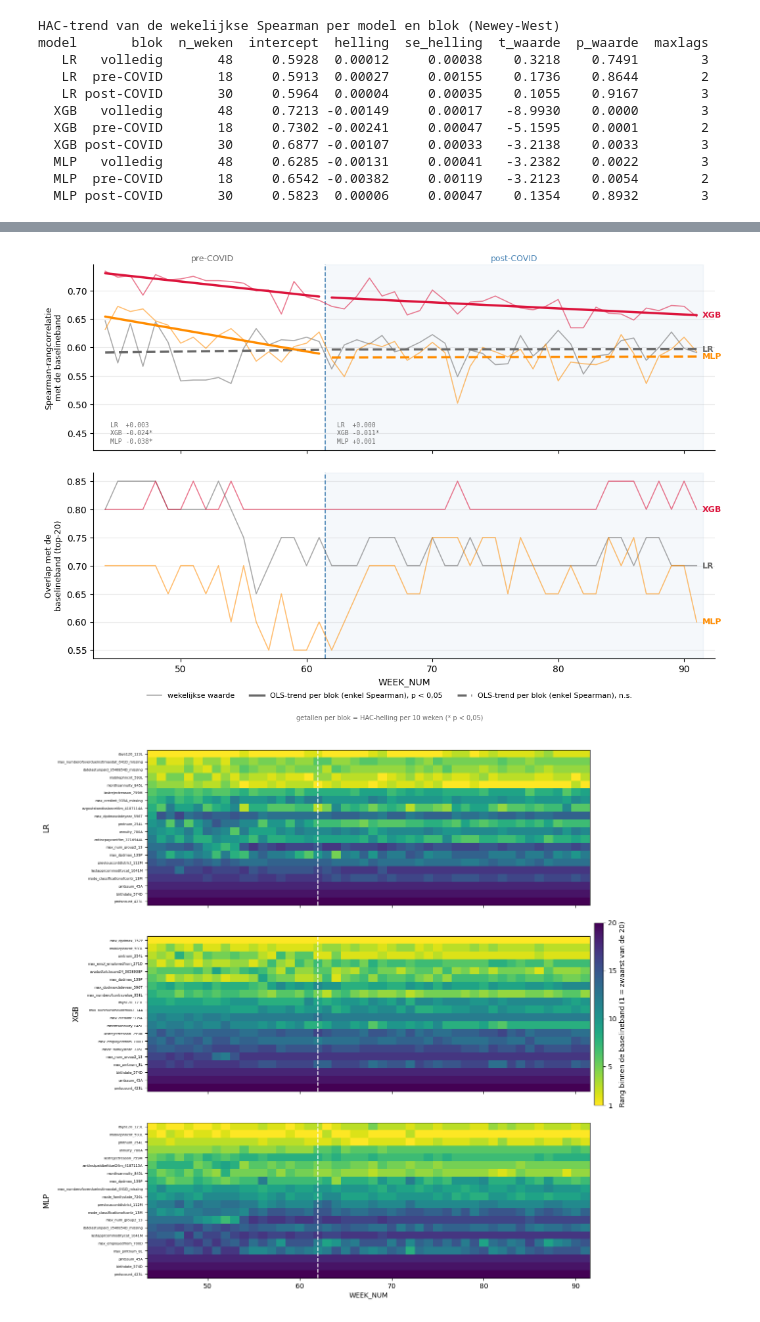
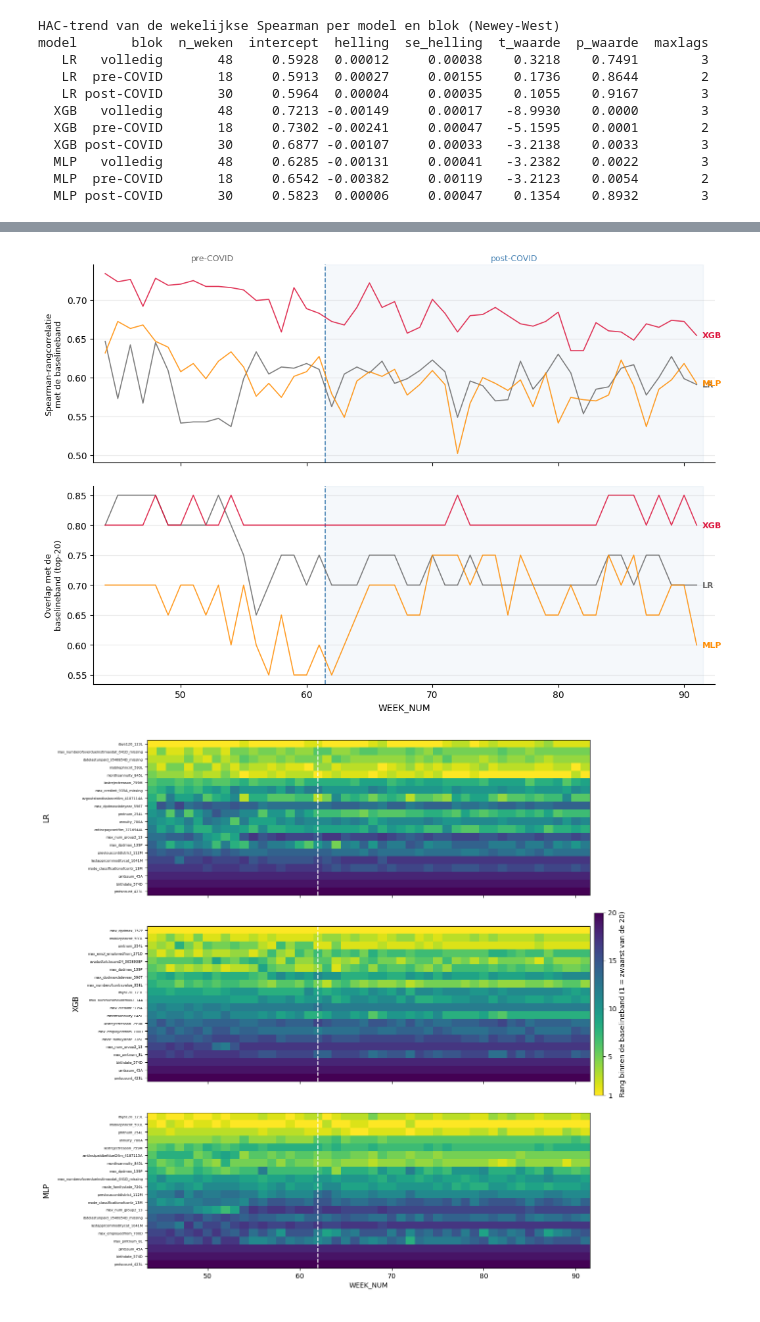
Before and after one commit to Jeanpierre69/casestudy-datamining, a Jupyter notebook: r2_explainable_stab.ipynb, the cells around one changed output, grey strips where cells are left out. Cells and saved outputs as stored; diff of their text form; code cells hidden in the pictures.

```diff
--- a/r2_explainable_stab.ipynb
+++ b/r2_explainable_stab.ipynb
@@ -617,119 +654,59 @@ model       blok  n_weken  intercept  helling  se_helling  t_waarde  p_waarde  m
 # %%
 # F4/F6 - Spearman (boven) en overlap (onder) per week, twee panelen op een gedeelde x-as.
 #
-# In het bovenste paneel ligt over de wekelijkse Spearman per model en per blok de HAC-trend
-# uit de cel hierboven, als een dik segment dat enkel over zijn eigen blok loopt. Omdat pre-
-# en post-COVID de x-as opdelen overlappen die segmenten niet: per weekpositie zijn er
-# hoogstens drie trendlijnen te zien in plaats van zes. De "volledig"-trend wordt bewust niet
-# getekend - die loopt dwars door de cutoff heen en zou de twee regimes weer over elkaar
-# leggen. Vol = p < 0,05, gestreept = niet significant, zodat de significantie geen aparte
-# tekst nodig heeft.
-#
-# Op de overlap wordt GEEN trend gelegd: die metriek telt features en kan met TOP_K = 20 maar
-# 21 waarden aannemen, in stappen van 0,05. Een helling op zo'n grove ladder suggereert een
-# precisie die er niet is. Het onderste paneel toont dus enkel het wekelijkse verloop.
-PLOT_BLOCKS = ["pre-COVID", "post-COVID"]
+# Enkel het wekelijkse verloop: de HAC-trend uit de cel hierboven wordt hier niet meer
+# overheen gelegd, die staat in de tabel zelf. Voor de overlap zou een trendlijn sowieso
+# meer suggereren dan er is - die metriek telt features en kan met TOP_K = 20 maar 21
+# waarden aannemen, in stappen van 0,05.
 PANELS = [
-    ("spearman", spearman_trend, "Spearman-rangcorrelatie\nmet de baselineband"),
-    ("overlap", None, f"Overlap met de\nbaselineband (top-{TOP_K})"),
+    ("spearman", "Spearman-rangcorrelatie\nmet de baselineband"),
+    ("overlap", f"Overlap met de\nbaselineband (top-{TOP_K})"),
 ]
 
 fig, axes = plt.subplots(2, 1, figsize=(11, 7.5), sharex=True,
                          gridspec_kw={"hspace": 0.12})
-fig.subplots_adjust(left=0.09, right=0.95, top=0.93, bottom=0.13)
+fig.subplots_adjust(left=0.09, right=0.95, top=0.93, bottom=0.08)
 
-for ax, (column, trend, ylabel) in zip(axes, PANELS):
+for ax, (column, ylabel) in zip(axes, PANELS):
     # Het post-COVID blok krijgt een lichte achtergrond in plaats van alleen een streepje:
     # zo is meteen zichtbaar dat het twee aparte regimes zijn.
     ax.axvspan(COVID_WEEK - 0.5, max(TEST_WEEKS) + 0.5,
                color="steelblue", alpha=0.05, zorder=0)
     ax.axvline(COVID_WEEK - 0.5, color="steelblue", linestyle="--",
                linewidth=1.2, zorder=1)
 
     for model_name in MODELS:
         model_weekly = weekly[weekly["model"] == model_name].sort_values("week")
-        ax.plot(model_weekly["week"], model_weekly[column], linewidth=1.2, alpha=0.55,
+        ax.plot(model_weekly["week"], model_weekly[column], linewidth=1.2, alpha=0.85,
                 color=COLORS[model_name], zorder=2)
 
-    if trend is not None:
-        for blok_naam in PLOT_BLOCKS:
-            blok_weken = BLOCKS[blok_naam]
-            x = np.array([min(blok_weken), max(blok_weken)], dtype=float)
-
-            regels = []
-            for model_name in MODELS:
-                rij = trend[(trend["model"] == model_name)
-                            & (trend["blok"] == blok_naam)].iloc[0]
-                y = rij["intercept"] + rij["helling"] * (x - min(blok_weken))
-                significant = rij["p_waarde"] < 0.05
-
-                ax.plot(x, y, linewidth=2.5, color=COLORS[model_name],
-                        linestyle="-" if significant else (0, (4, 2)),
-                        solid_capstyle="round", zorder=3)
-
-                # Helling per 10 weken: op weekbasis staan er anders drie nullen voor elk
-                # cijfer.
-                regels.append(f"{model_name:<4}{rij['helling'] * 10:+.3f}"
-                              f"{'*' if significant else ''}")
-
-            # De tekst hangt aan de x-as (data) en aan de onderkant van het paneel
-            # (as-fractie), zodat hij bij elke y-schaal onderin het eigen blok blijft staan.
-            ax.text(min(blok_weken) + 0.4, 0.03, "\n".join(regels),
-                    transform=ax.get_xaxis_transform(), ha="left", va="bottom",
-                    fontsize=7, color="dimgray", family="monospace", linespacing=1.35)
-
-    # Direct label rechts: op het eind van de post-COVID trend als die er is, anders op de
-    # laatste weekwaarde. De modellen zijn zo ook zonder kleur te onderscheiden.
+    # Direct label rechts op de laatste weekwaarde: de modellen zijn zo ook zonder kleur
+    # te onderscheiden.
     eind_week = max(TEST_WEEKS)
     for model_name in MODELS:
-        if trend is not None:
-            rij = trend[(trend["model"] == model_name)
-                        & (trend["blok"] == "post-COVID")].iloc[0]
-            y_eind = rij["intercept"] + rij["helling"] * (eind_week
-                                                          - min(BLOCKS["post-COVID"]))
-        else:
-            model_weekly = weekly[weekly["model"] == model_name]
-            y_eind = model_weekly[model_weekly["week"] == eind_week][column].iloc[0]
+        model_weekly = weekly[weekly["model"] == model_name]
+        y_eind = model_weekly[model_weekly["week"] == eind_week][column].iloc[0]
 
         ax.annotate(model_name, xy=(eind_week, y_eind), xytext=(6, 0),
                     textcoords="offset points", va="center", fontsize=9,
                     color=COLORS[model_name], fontweight="bold")
 
     ax.set_ylabel(ylabel, fontsize=9)
     ax.grid(axis="y", alpha=0.25)
     ax.set_axisbelow(True)
     ax.spines[["top", "right"]].set_visible(False)
     ax.margins(x=0.02)
 
-    # Ruimte onderin vrijmaken voor de hellingtekst, zonder de reeksen samen te drukken.
-    if trend is not None:
-        laag, hoog = ax.get_ylim()
-        ax.set_ylim(laag - 0.28 * (hoog - laag), hoog)
-
 for blok_naam, kleur in [("pre-COVID", "dimgray"), ("post-COVID", "steelblue")]:
     axes[0].text(np.mean(BLOCKS[blok_naam]), 1.02, blok_naam,
                  transform=axes[0].get_xaxis_transform(), ha="center",
                  fontsize=9, color=kleur)
 
 axes[-1].set_xlabel("WEEK_NUM")
 
-uitleg = [
-    plt.Line2D([], [], color="dimgray", alpha=0.55, linewidth=1.2,
-               label="wekelijkse waarde"),
-    plt.Line2D([], [], color="dimgray", linewidth=2.5,
-               label="OLS-trend per blok (enkel Spearman), p < 0,05"),
-    plt.Line2D([], [], color="dimgray", linewidth=2.5, linestyle=(0, (4, 2)),
-               label="OLS-trend per blok (enkel Spearman), n.s."),
-]
-fig.legend(handles=uitleg, loc="lower center", bbox_to_anchor=(0.5, 0.035),
-           fontsize=8, ncol=3, frameon=False)
-
-fig.text(0.5, 0.005, "getallen per blok = HAC-helling per 10 weken (* p < 0,05)",
-         ha="center", fontsize=7, color="dimgray")
-
 plt.show()
 # %% [output]
-[figure, old version]
+[figure, new version]
 # %%
 # F8 - Rangdrift van de baselineband, per model. De rang wordt BINNEN de band gemeten, dus
 # elke week is een permutatie van 1..TOP_K en er valt niets af te kappen. De rijen staan op
```
Also changed, not shown: parts of 5 cells of this notebook, 2 other files.
